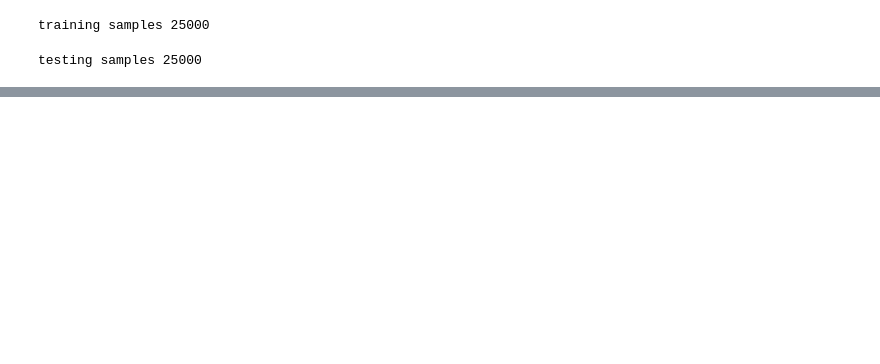
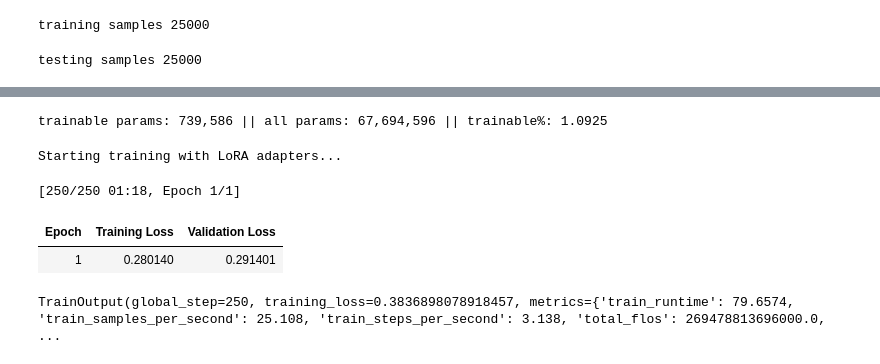
Before and after one commit to vipinkumarcp/llms_from_scratch, a Jupyter notebook: peft_imdb.ipynb, the cells around one changed output, grey strips where cells are left out. Drawn from its saved outputs; the diff is of its cells as text; code cells hidden in the pictures; blank space fills up the shorter version.

```diff
--- a/peft_imdb.ipynb
+++ b/peft_imdb.ipynb
@@ -5,7 +5,7 @@
 # %%
 from datasets import load_dataset
 # %%
-datasets = load_dataset('imdb')
+dataset = load_dataset('imdb')
 # %% [output]
 The secret `HF_TOKEN` does not exist in your Colab secrets.
 To authenticate with the Hugging Face Hub, create a token in your settings tab (https://huggingface.co/settings/tokens), set it as secret in your Google Colab and restart your session.
@@ -47,0 +120,20 @@ tokenizer  = AutoTokenizer.from_pretrained("distilbert-base-uncased")
+# %%
+from peft import LoraConfig, get_peft_model
+
+lora_config = LoraConfig(
+    r=8,                               # Rank: smaller = fewer params
+    lora_alpha=16,                     # Scaling factor for LoRA updates
+    target_modules=["q_lin", "v_lin"], # DistilBERT attention layers
+    lora_dropout=0.1,                  # Regularization
+    bias="none",                       # Don't add bias parameters
+    task_type="SEQ_CLS"                # Sequence classification task
+)
+# %%
+# Attach LoRA to Model
+# Attach LoRA adapters to the model
+lora_model = get_peft_model(model, lora_config)
+
+# Show the dramatic reduction in trainable parameters
+lora_model.print_trainable_parameters()
+# %% [output]
+trainable params: 739,586 || all params: 67,694,596 || trainable%: 1.0925
@@ -47,0 +143,36 @@ tokenizer  = AutoTokenizer.from_pretrained("distilbert-base-uncased")
+# %%
+from transformers import Trainer, TrainingArguments
+
+training_args = TrainingArguments(
+    output_dir="./results",
+   eval_strategy="epoch" ,      # Check performance after each epoch
+    num_train_epochs=1,                # Just 1 epoch for demo
+    per_device_train_batch_size=8,     # 8 examples per batch
+    per_device_eval_batch_size=8,
+    logging_steps=50,                  # Log every 50 steps
+    save_steps=2000,                   # Save checkpoint every 2000 steps
+    learning_rate=5e-4,                # Higher than typical (faster demo)
+    weight_decay=0.01,                 # L2 regularization
+)
+
+# Create small train/eval subsets
+train_subset = dataset["train"].shuffle(seed=42).select(range(2000))
+eval_subset = dataset["test"].shuffle(seed=42).select(range(500))
+
+# Initialize the Trainer
+trainer = Trainer(
+    model=lora_model,
+    args=training_args,
+    train_dataset=train_subset,
+    eval_dataset=eval_subset,
+)
+
+# Run the training
+print("Starting training with LoRA adapters...")
+trainer.train()
+# %% [output]
+Starting training with LoRA adapters...
+[250/250 01:18, Epoch 1/1]
+| Epoch | Training Loss | Validation Loss |
+| 1 | 0.280140 | 0.291401 |
+TrainOutput(global_step=250, training_loss=0.3836898078918457, metrics={'train_runtime': 79.6574, 'train_samples_per_second': 25.108, 'train_steps_per_second': 3.138, 'total_flos': 269478813696000.0,  ...
```
Also changed, not shown: parts of 14 cells of this notebook.
